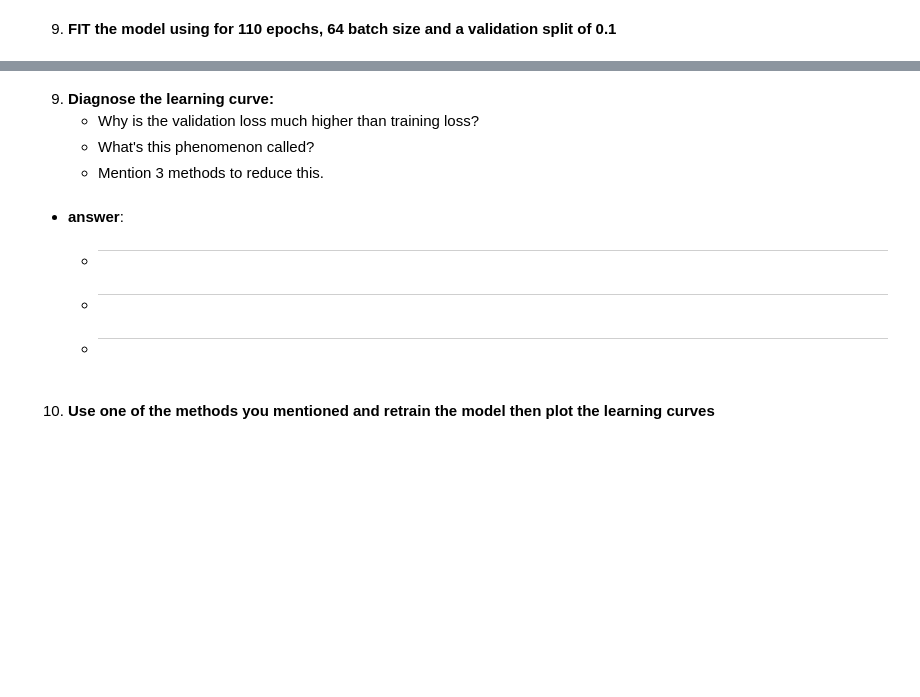
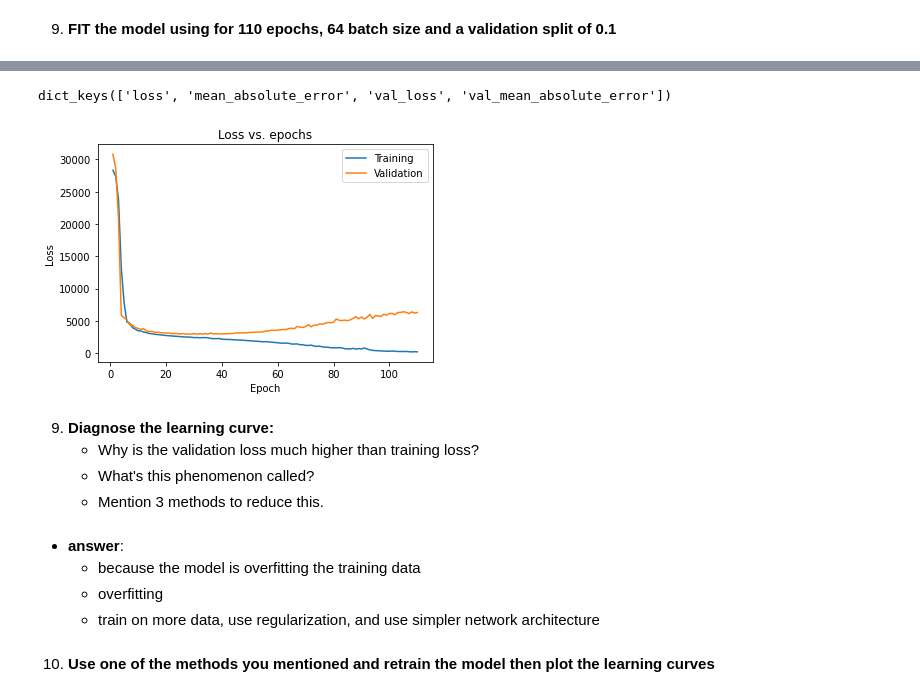
Before and after one commit to EHVB/ANN-In-Medicine, a Jupyter notebook: Assignment_2/Ehab Kamal - A2_neural_networks.ipynb, the cells around one changed output, grey strips where cells are left out. Cells and saved outputs as stored; diff of their text form; code cells hidden in the pictures; blank space fills up the shorter version.

```diff
--- a/Assignment_2/Ehab Kamal - A2_neural_networks.ipynb
+++ b/Assignment_2/Ehab Kamal - A2_neural_networks.ipynb
@@ -358,11 +484,21 @@ print("Shape of test targets is", test_targets.shape)
 # %%
 def build_model(input_shape):
     ### START CODE HERE ### ()
-
+    model = tf.keras.Sequential(
+        [
+            tf.keras.layers.Dense(128, activation= "relu", input_dim=input_shape),
+            tf.keras.layers.Dense(128, activation= "relu"),
+            tf.keras.layers.Dense(128, activation= "relu"),
+            tf.keras.layers.Dense(128, activation= "relu"),
+            tf.keras.layers.Dense(128, activation= "relu"),
+            tf.keras.layers.Dense(128, activation= "relu"),
+            tf.keras.layers.Dense(1, activation="linear")
+        ]
+    )
 
     return model
 # %%
 # Print the model summary
-input_shape=(########)
+input_shape= train_data.shape[1]
 model = build_model(input_shape)
 print(model.summary())
@@ -370,6 +524,11 @@ print(model.summary())
 8. **Compile the model using optimizer=Adam, loss=mean squared loss, metrics=mean absoluute error:**
 # %%
 ### START CODE HERE ### ()
+model.compile(
+    optimizer= tf.keras.optimizers.Adam(),
+    loss= tf.keras.losses.MeanSquaredError(),
+    metrics= [tf.keras.metrics.MeanAbsoluteError()]
+)
 # %% [markdown]
 Note that we compile the model with the mse loss function—mean squared error, the
 square of the difference between the predictions and the targets. We’re also monitoring a new metric during training: mean absolute error (MAE). It’s the
@@ -378,3 +537,4 @@ absolute value of the difference between the predictions and the targets.
 9. **FIT the model using for 110 epochs, 64 batch size and a validation split of 0.1**
 # %%
 ### START CODE HERE ### ()
+history = model.fit(train_data,train_targets, batch_size=64, epochs=110, validation_split=0.1)
@@ -383,13 +565,18 @@ absolute value of the difference between the predictions and the targets.
+# %%
+history.history.keys()
+# %% [output]
+dict_keys(['loss', 'mean_absolute_error', 'val_loss', 'val_mean_absolute_error'])
 # %%
 # Plot the training and validation loss
-
-plt.plot(##########)
-plt.plot(############)
+plt.plot(range(1,111), history.history["loss"])
+plt.plot(range(1,111), history.history["val_loss"])
 plt.title('Loss vs. epochs')
 plt.ylabel('Loss')
 plt.xlabel('Epoch')
 plt.legend(['Training', 'Validation'], loc='upper right')
 plt.show()
+# %% [output]
+[figure, added]
 # %% [markdown]
 9. **Diagnose the learning curve:**
     - Why is the validation loss much higher than training loss?
@@ -397,9 +584,9 @@ plt.show()
     - Mention 3 methods to reduce this.
 # %% [markdown]
 - **answer**:
-    - ___
-    - ____
-    - ___
+    - because the model is overfitting the training data
+    - overfitting
+    - train on more data, use regularization, and use simpler network architecture
 # %% [markdown]
 10. **Use one of the methods you mentioned and retrain the model then plot the learning curves**
 # %%
```
Also changed, not shown: parts of 56 cells of this notebook.
